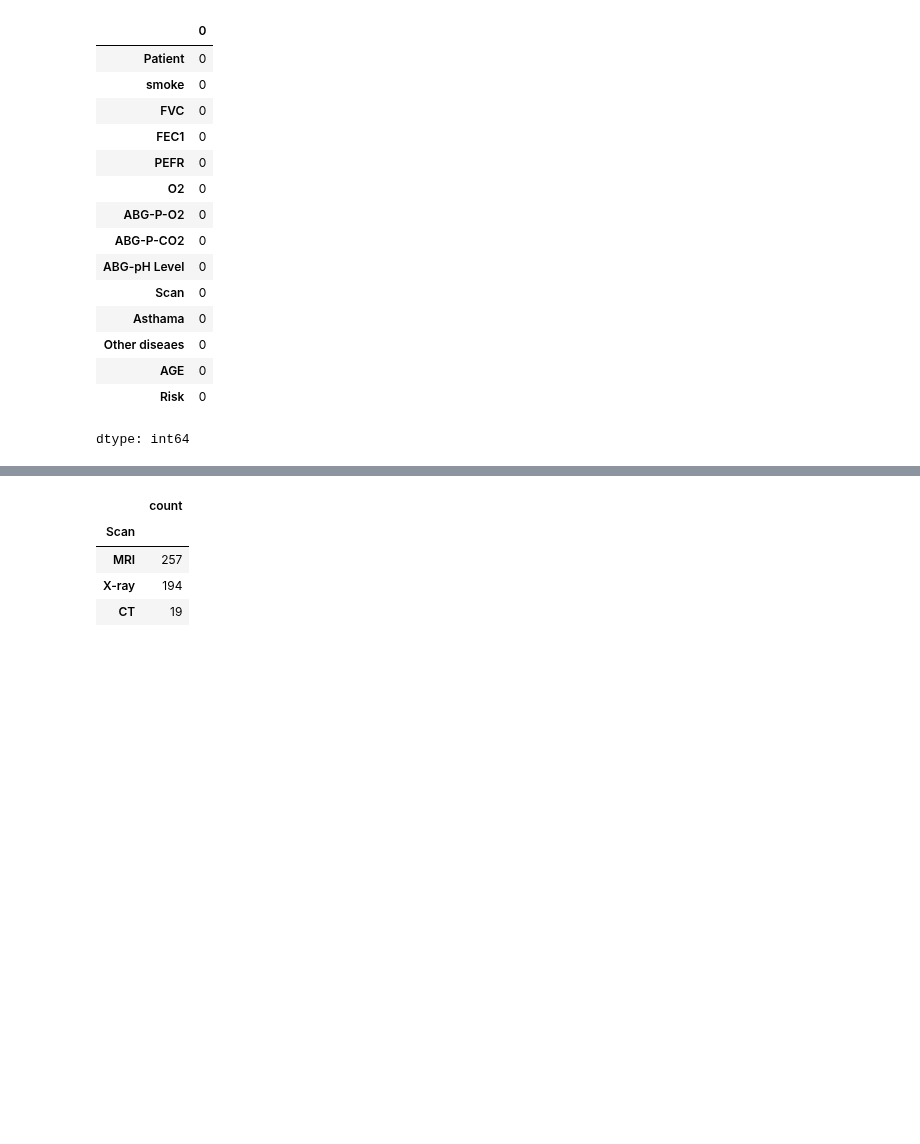
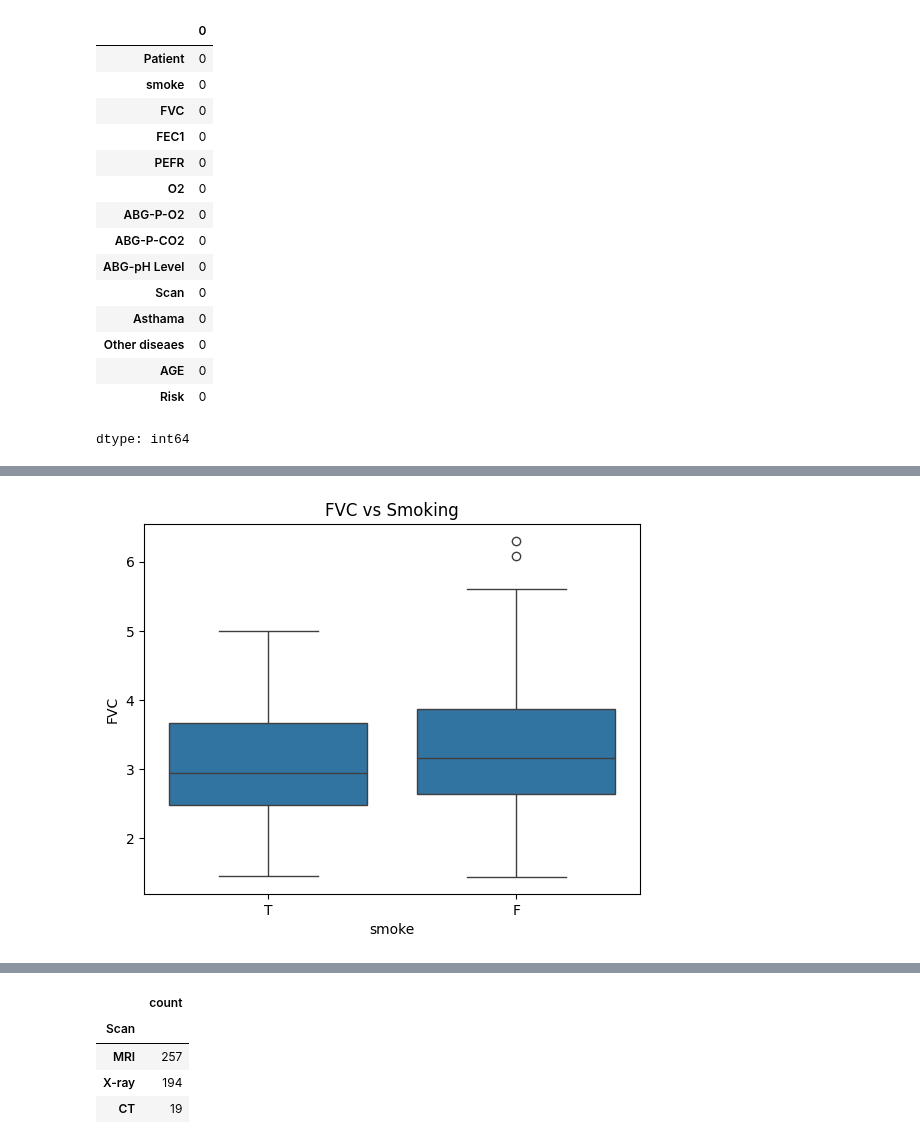
Before and after one commit to B1nturi/CSE475LAB, a Jupyter notebook: Lab_Task_1_Logistic_Regression.ipynb, the cells around one changed output, grey strips where cells are left out. Cells and saved outputs as stored; diff of their text form; code cells hidden in the pictures; blank space fills up the shorter version.

```diff
--- a/Lab_Task_1_Logistic_Regression.ipynb
+++ b/Lab_Task_1_Logistic_Regression.ipynb
@@ -85,0 +88,6 @@ df_copy = df.copy()
+# %%
+sns.boxplot(x='smoke', y='FVC', data=df_copy)
+plt.title('FVC vs Smoking')
+plt.show()
+# %% [output]
+[figure, added]
```
Also changed, not shown: parts of 41 cells of this notebook.
